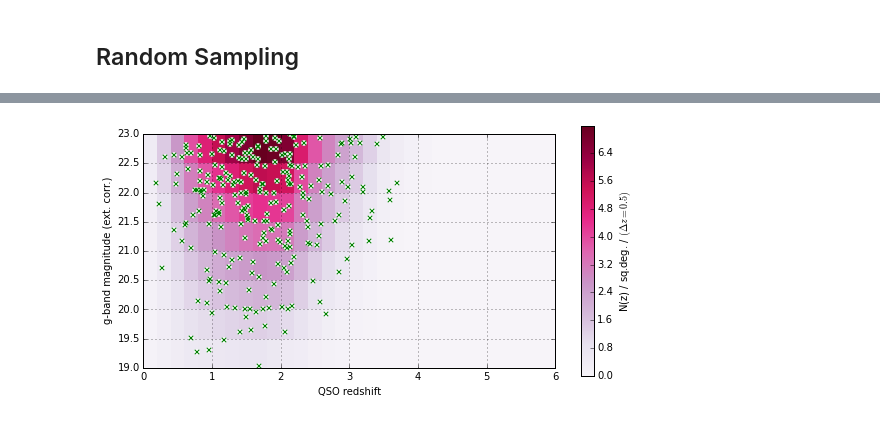
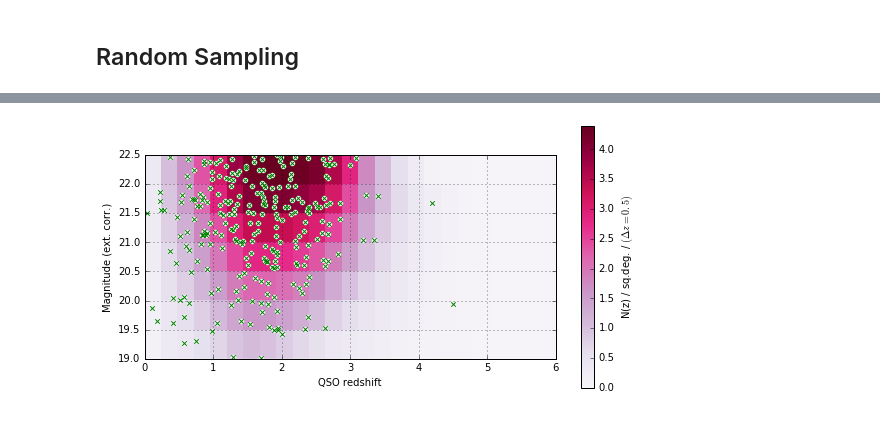
Before and after one commit to dkirkby/ArgonneLymanAlpha, a Jupyter notebook: notebooks/SampleProperties.ipynb, the cells around one changed output, grey strips where cells are left out. Drawn from its saved outputs; the diff is of its cells as text; code cells hidden in the pictures.

```diff
--- a/notebooks/SampleProperties.ipynb
+++ b/notebooks/SampleProperties.ipynb
@@ -115,3 +121,14 @@ table2015 = 0.5 * (table2015a + table2015b)
+# %%
+def read_desi(name='nzr_qso.dat'):
+    table = astropy.table.Table.read('nzr_qso.dat', format='ascii', names=('z', 'r', 'dNdzdr'))
+    zbin = np.unique(table['z'].data)
+    rbin = np.unique(table['r'].data)
+    nz, nr = len(zbin), len(rbin)
+    assert len(table) == nz * nr
+    nqso = table['dNdzdr'].data.reshape(nz, nr).transpose()
+    return rbin, zbin, nqso
+
+rbin, zbin, nqso = read_desi()
 # %% [markdown]
 ## Marginal Distributions
 # %%
@@ -241,15 +264,15 @@ lumi_plot(table2015)
 # %% [markdown]
 ## Random Sampling
 # %%
-def sample(data, num_samples, g_min=19, g_max=23, z_min=0, z_max=6, seed=None):
+def sample(magbin, zbin, nqso, num_samples,
+           mag_min=19, mag_max=23, z_min=0, z_max=6, seed=None):
     """Generate random samples of (g,z) within the specified cuts.
     """
-    gbin, zbin, nqso = luminosity_function(data)
     z_min_cut = bin_index(zbin, z_min)
     z_max_cut = bin_index(zbin, z_max)
-    g_min_cut = bin_index(gbin, g_min)
-    g_max_cut = bin_index(gbin, g_max)
-    nqso_cut = nqso[g_min_cut:g_max_cut, z_min_cut:z_max_cut]
+    mag_min_cut = bin_index(magbin, mag_min)
+    mag_max_cut = bin_index(magbin, mag_max)
+    nqso_cut = nqso[mag_min_cut:mag_max_cut, z_min_cut:z_max_cut]
     # Calculate the flattened CDF
     cdf = np.cumsum(nqso_cut.ravel())
     cdf /= np.float(cdf[-1])
@@ -258,20 +281,21 @@ def sample(data, num_samples, g_min=19, g_max=23, z_min=0, z_max=6, seed=None):
     r = generator.rand(num_samples)
     indices = np.searchsorted(cdf, r)
     # Unravel to get g,z indices.
-    g_indices, z_indices = np.unravel_index(indices, (len(gbin), len(zbin)))
+    mag_indices, z_indices = np.unravel_index(indices, (len(magbin), len(zbin)))
     # Spread points out uniformly in each 2D bin.
-    dg, dz = gbin[1] - gbin[0], zbin[1] - zbin[0]
-    g = gbin[g_min_cut + g_indices] + dg * (generator.rand(num_samples) - 0.5)
+    dmag, dz = magbin[1] - magbin[0], zbin[1] - zbin[0]
+    mag = magbin[mag_min_cut + mag_indices] + dmag * (generator.rand(num_samples) - 0.5)
     z = zbin[z_min_cut + z_indices] + dz * (generator.rand(num_samples) - 0.5)
-    return g, z
+    return mag, z
 # %%
-def sample_plot(data, num_samples, g_min=19, g_max=23, z_min=0, z_max=6, seed=None, save=None):
+def sample_plot(magbin, zbin, nqso, num_samples,
+                mag_min=19, mag_max=23, z_min=0, z_max=6, seed=None, save=None):
     #
-    lumi_plot(data, g_min, g_max, z_min, z_max)
+    lumi_plot(magbin, zbin, nqso, mag_min, mag_max, z_min, z_max)
     #
-    g, z = sample(data, num_samples, g_min, g_max, z_min, z_max, seed)
-    plt.scatter(z, g, marker='o', color='w')
-    plt.scatter(z, g, marker='x', color='g')
+    mag, z = sample(magbin, zbin, nqso, num_samples, mag_min, mag_max, z_min, z_max, seed)
+    plt.scatter(z, mag, marker='o', color='w')
+    plt.scatter(z, mag, marker='x', color='g')
     #
     plt.tight_layout()
     if save:
@@ -280,4 +308,4 @@ def sample_plot(data, num_samples, g_min=19, g_max=23, z_min=0, z_max=6, seed=No
 # %%
-sample_plot(table2015, 250, seed=123, save='sample.png')
+sample_plot(*read_desi(), num_samples=250, seed=123, mag_max=22.5, save='sample.png')
 # %% [output]
-[figure, old version]
+[figure, new version]
```
Also changed, not shown: parts of 15 cells of this notebook, 1 other file.
